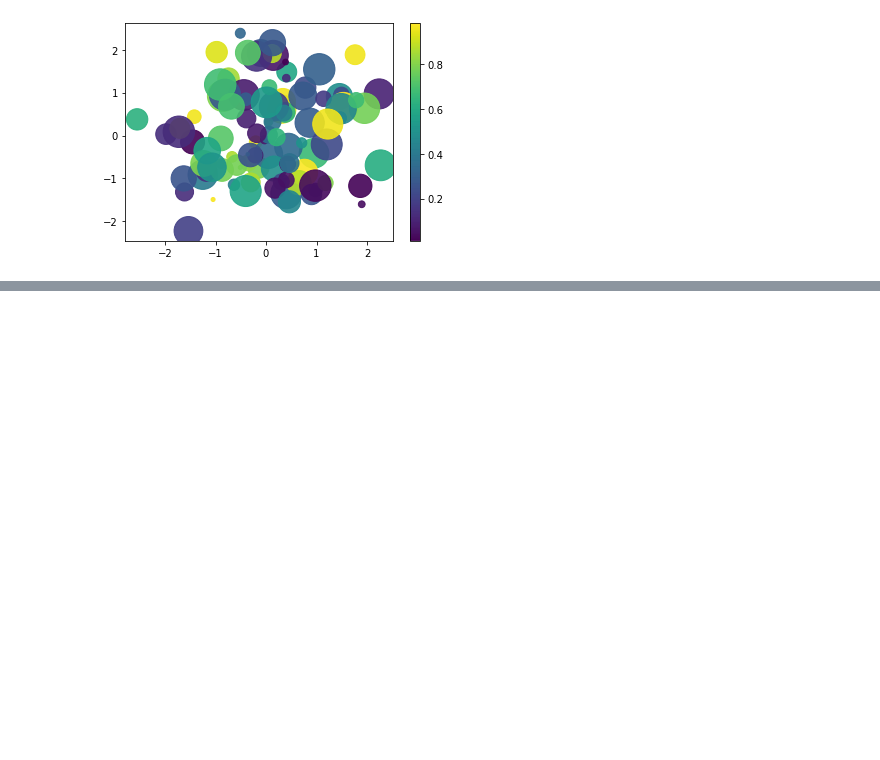
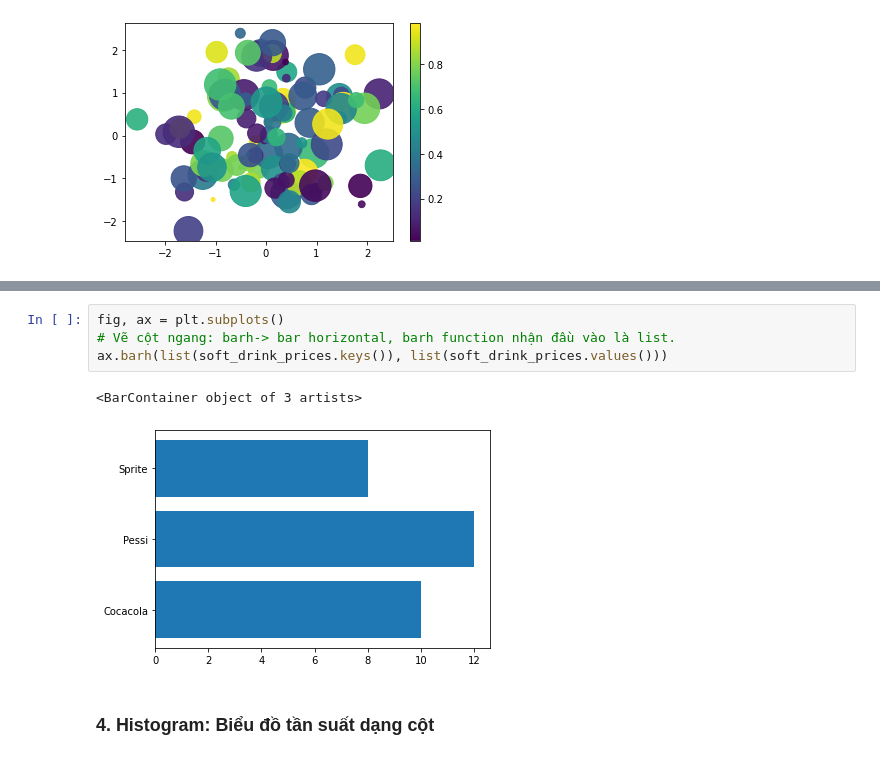
Before and after one commit to phungminhhieu1206/StudyAI, a Jupyter notebook: PyDataScience/Matplotlib/Matplotlib_CodeX.ipynb, the cells around one changed output, grey strips where cells are left out. Saved outputs shown, nothing was run; the diff lists cells and outputs as text; blank space fills up the shorter version.

```diff
--- a/PyDataScience/Matplotlib/Matplotlib_CodeX.ipynb
+++ b/PyDataScience/Matplotlib/Matplotlib_CodeX.ipynb
@@ -154,0 +171,9 @@ fig.colorbar(chart1);
+# %%
+fig, ax = plt.subplots()
+# Vẽ cột ngang: barh-> bar horizontal, barh function nhận đầu vào là list.
+ax.barh(list(soft_drink_prices.keys()), list(soft_drink_prices.values()))
+# %% [output]
+<BarContainer object of 3 artists>
+[figure, added]
+# %% [markdown]
+### 4. Histogram: Biểu đồ tần suất dạng cột
```
Also changed, not shown: parts of 10 cells of this notebook, 3 other files.
